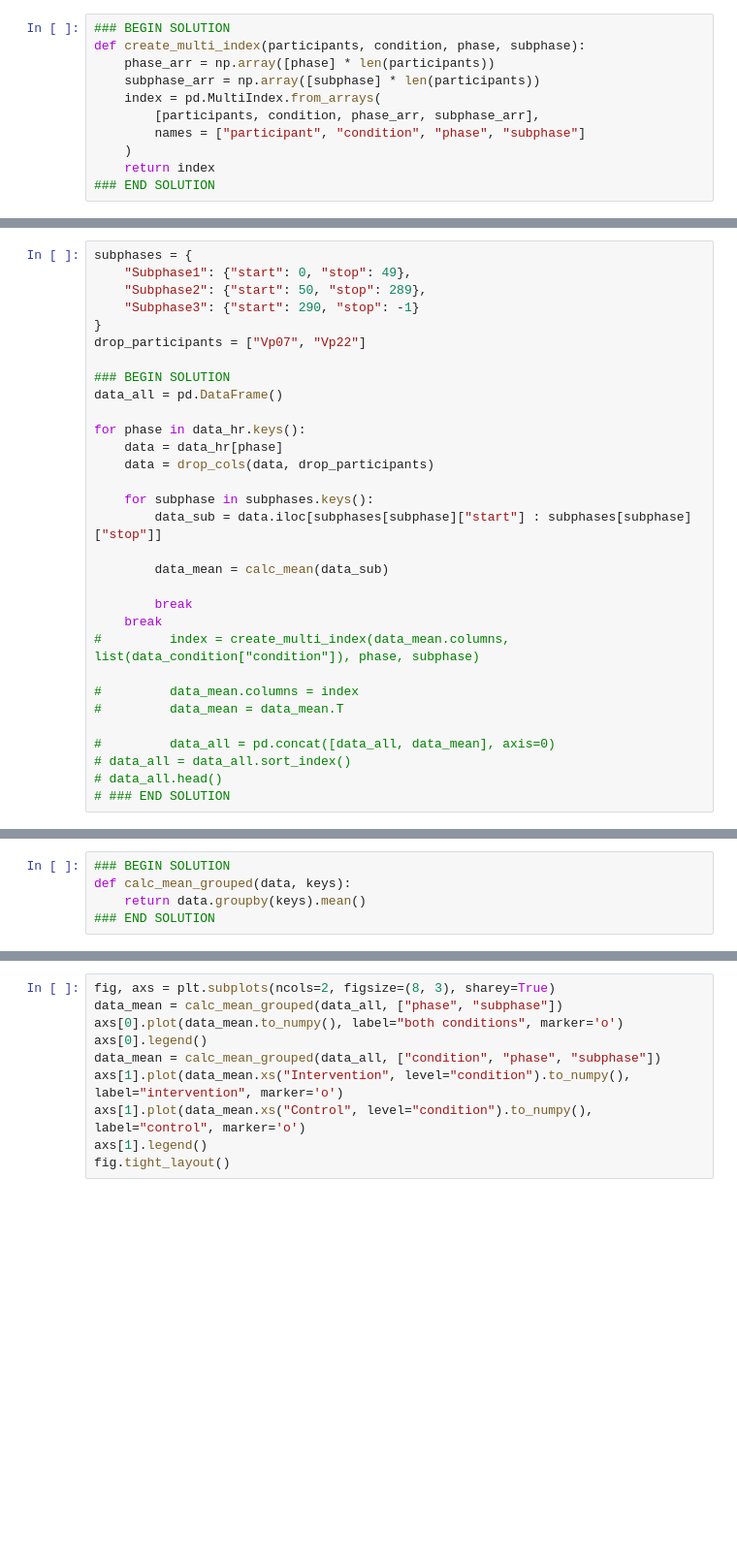
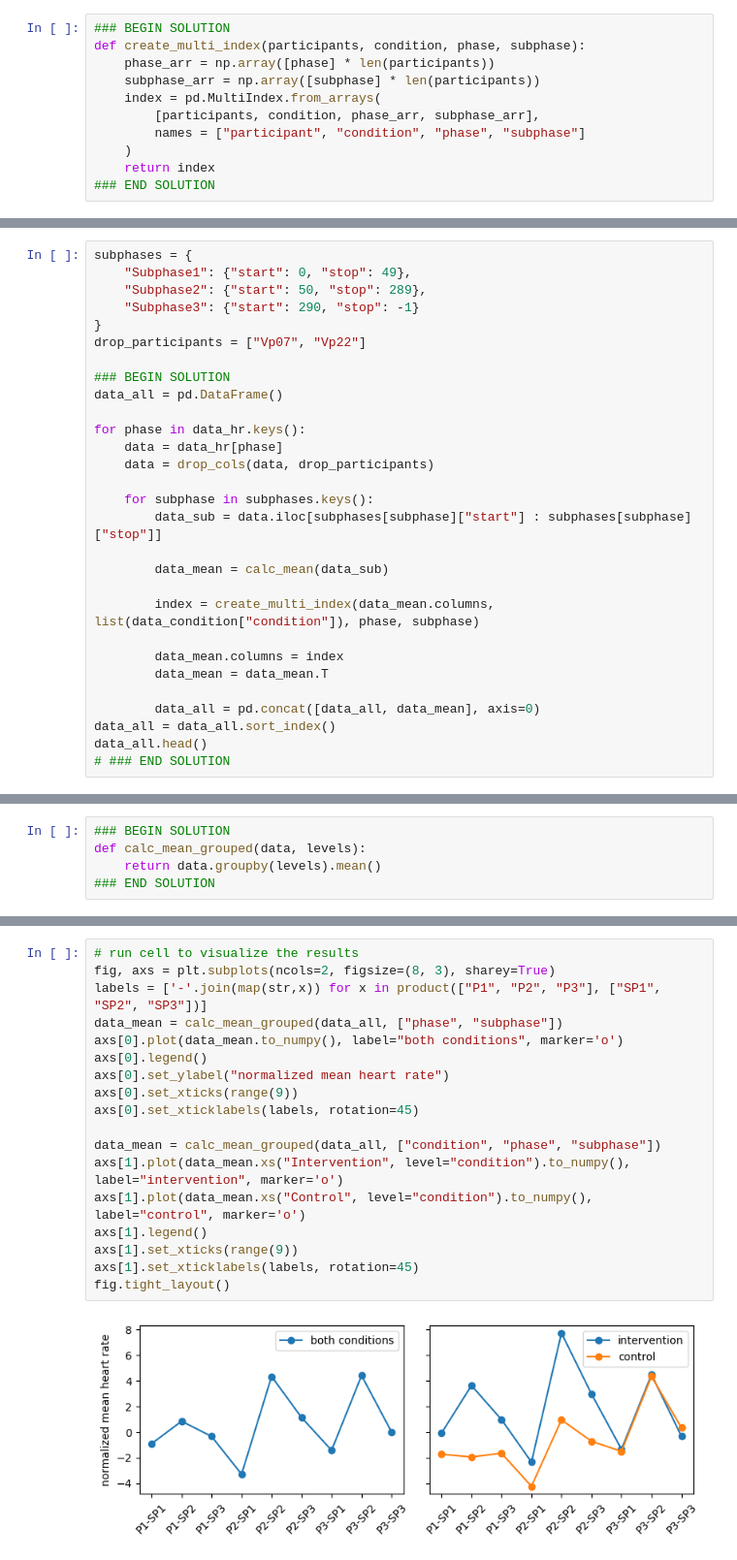
Before and after one commit to digikolleg-data-science-psychology/ads_exercise, a Jupyter notebook: course_directory/ads_exercise/source/07_pandas/07_pandas.ipynb, the cells around one changed output, grey strips where cells are left out. Shown at 97% size. Cells and saved outputs as stored; diff of their text form; blank space fills up the shorter version.

```diff
--- a/course_directory/ads_exercise/source/07_pandas/07_pandas.ipynb
+++ b/course_directory/ads_exercise/source/07_pandas/07_pandas.ipynb
@@ -315,14 +353,12 @@ for phase in data_hr.keys():
 
         data_mean = calc_mean(data_sub)
 
-        break
-    break
-#         index = create_multi_index(data_mean.columns, list(data_condition["condition"]), phase, subphase)
+        index = create_multi_index(data_mean.columns, list(data_condition["condition"]), phase, subphase)
 
-#         data_mean.columns = index
-#         data_mean = data_mean.T
+        data_mean.columns = index
+        data_mean = data_mean.T
 
-#         data_all = pd.concat([data_all, data_mean], axis=0)
-# data_all = data_all.sort_index()
-# data_all.head()
+        data_all = pd.concat([data_all, data_mean], axis=0)
+data_all = data_all.sort_index()
+data_all.head()
 # ### END SOLUTION
@@ -333,6 +390,6 @@ assert True
 # %%
 ### BEGIN SOLUTION
-def calc_mean_grouped(data, keys):
-    return data.groupby(keys).mean()
+def calc_mean_grouped(data, levels):
+    return data.groupby(levels).mean()
 ### END SOLUTION
 # %%
@@ -340,10 +405,20 @@ assert True
 # %%
+# run cell to visualize the results
 fig, axs = plt.subplots(ncols=2, figsize=(8, 3), sharey=True)
+labels = ['-'.join(map(str,x)) for x in product(["P1", "P2", "P3"], ["SP1", "SP2", "SP3"])]
 data_mean = calc_mean_grouped(data_all, ["phase", "subphase"])
 axs[0].plot(data_mean.to_numpy(), label="both conditions", marker='o')
 axs[0].legend()
+axs[0].set_ylabel("normalized mean heart rate")
+axs[0].set_xticks(range(9))
+axs[0].set_xticklabels(labels, rotation=45)
+
 data_mean = calc_mean_grouped(data_all, ["condition", "phase", "subphase"])
 axs[1].plot(data_mean.xs("Intervention", level="condition").to_numpy(), label="intervention", marker='o')
 axs[1].plot(data_mean.xs("Control", level="condition").to_numpy(), label="control", marker='o')
 axs[1].legend()
+axs[1].set_xticks(range(9))
+axs[1].set_xticklabels(labels, rotation=45)
 fig.tight_layout()
+# %% [output]
+[figure, added]
```
Also changed, not shown: parts of 34 cells of this notebook.
